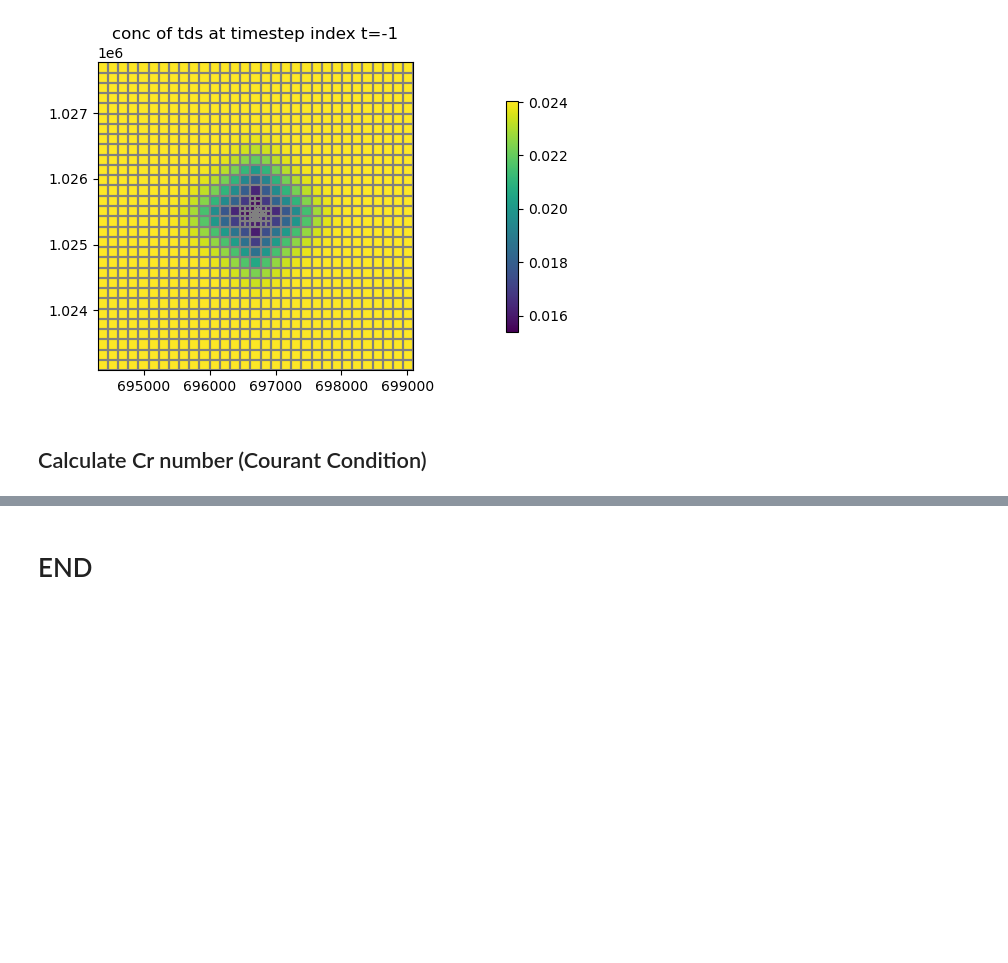
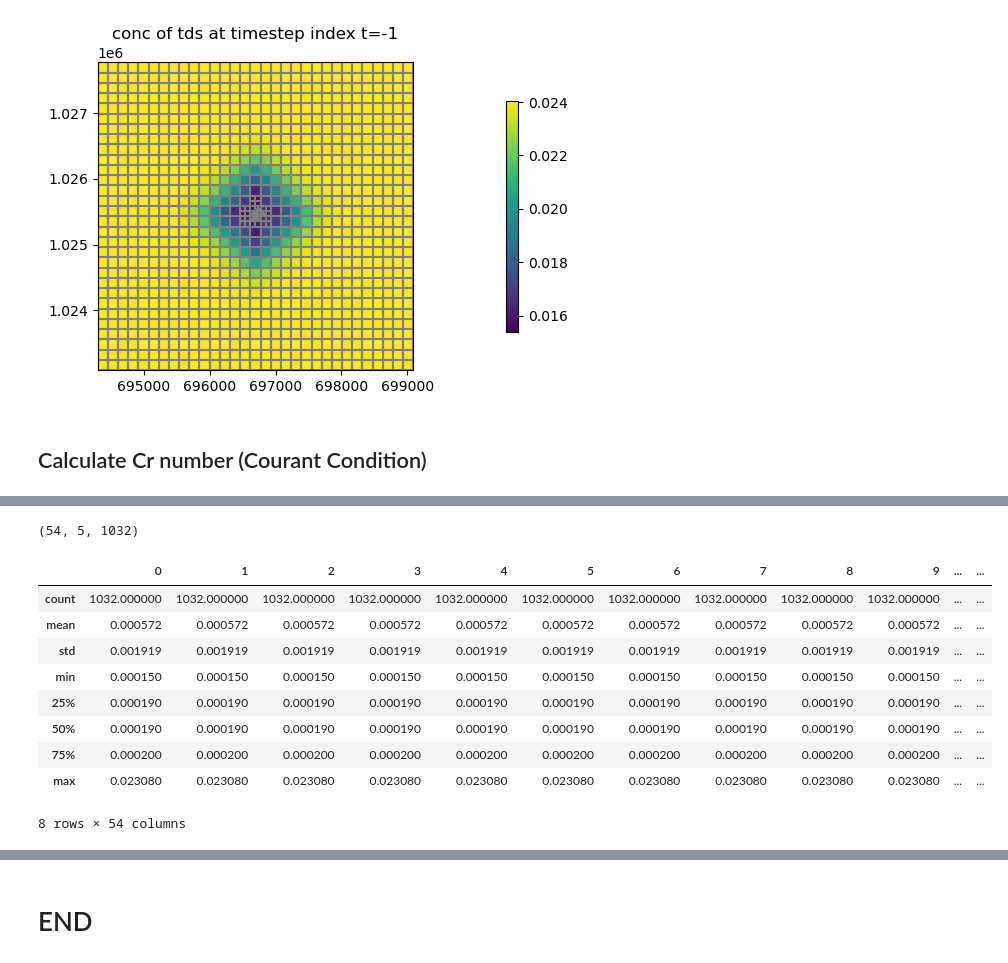
Before and after one commit to LimnoTech/mf6rtm-asr-example, a Jupyter notebook: sims/sim01-mf6only/mf6_explore.ipynb, the cells around one changed output, grey strips where cells are left out. Drawn from its saved outputs; the diff is of its cells as text; code cells hidden in the pictures; blank space fills up the shorter version.

```diff
--- a/sims/sim01-mf6only/mf6_explore.ipynb
+++ b/sims/sim01-mf6only/mf6_explore.ipynb
@@ -947,0 +944,17 @@ Cr > 0.5:  (array([], dtype=int64), array([], dtype=int64), array([], dtype=int6
+# %%
+Cr.shape
+# %% [output]
+(54, 5, 1032)
+# %%
+pd.DataFrame(Cr[:,2,:]).T.describe()
+# %% [output]
+|  | 0 | 1 | 2 | 3 | 4 | 5 | 6 | 7 | 8 | 9 | ... | ... |
+| count | 1032.000000 | 1032.000000 | 1032.000000 | 1032.000000 | 1032.000000 | 1032.000000 | 1032.000000 | 1032.000000 | 1032.000000 | 1032.000000 | ... | ... |
+| mean | 0.000572 | 0.000572 | 0.000572 | 0.000572 | 0.000572 | 0.000572 | 0.000572 | 0.000572 | 0.000572 | 0.000572 | ... | ... |
+| std | 0.001919 | 0.001919 | 0.001919 | 0.001919 | 0.001919 | 0.001919 | 0.001919 | 0.001919 | 0.001919 | 0.001919 | ... | ... |
+| min | 0.000150 | 0.000150 | 0.000150 | 0.000150 | 0.000150 | 0.000150 | 0.000150 | 0.000150 | 0.000150 | 0.000150 | ... | ... |
+| 25% | 0.000190 | 0.000190 | 0.000190 | 0.000190 | 0.000190 | 0.000190 | 0.000190 | 0.000190 | 0.000190 | 0.000190 | ... | ... |
+| 50% | 0.000190 | 0.000190 | 0.000190 | 0.000190 | 0.000190 | 0.000190 | 0.000190 | 0.000190 | 0.000190 | 0.000190 | ... | ... |
+| 75% | 0.000200 | 0.000200 | 0.000200 | 0.000200 | 0.000200 | 0.000200 | 0.000200 | 0.000200 | 0.000200 | 0.000200 | ... | ... |
+| max | 0.023080 | 0.023080 | 0.023080 | 0.023080 | 0.023080 | 0.023080 | 0.023080 | 0.023080 | 0.023080 | 0.023080 | ... | ... |
+8 rows × 54 columns
```
Also changed, not shown: parts of 9 cells of this notebook, 3 other files.
